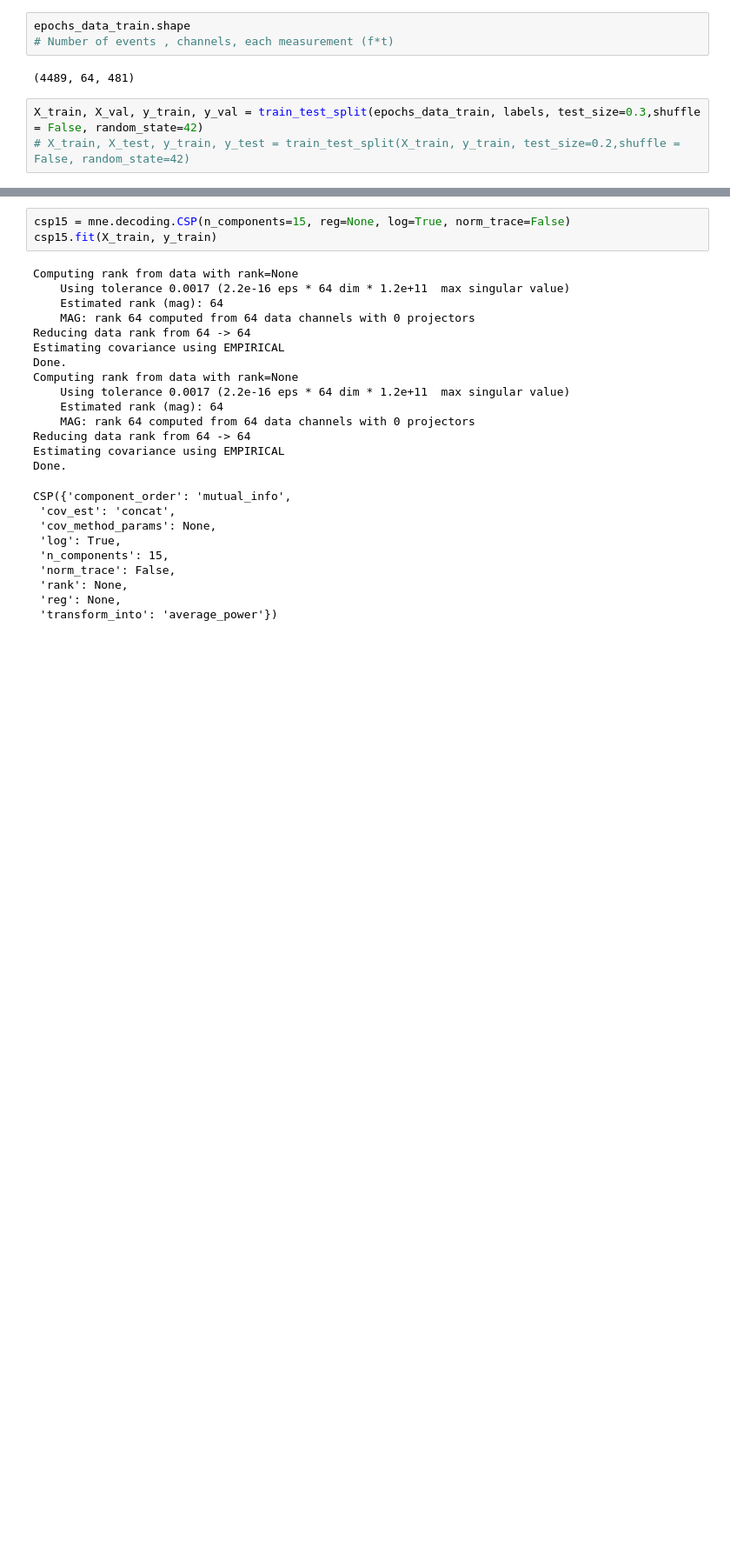
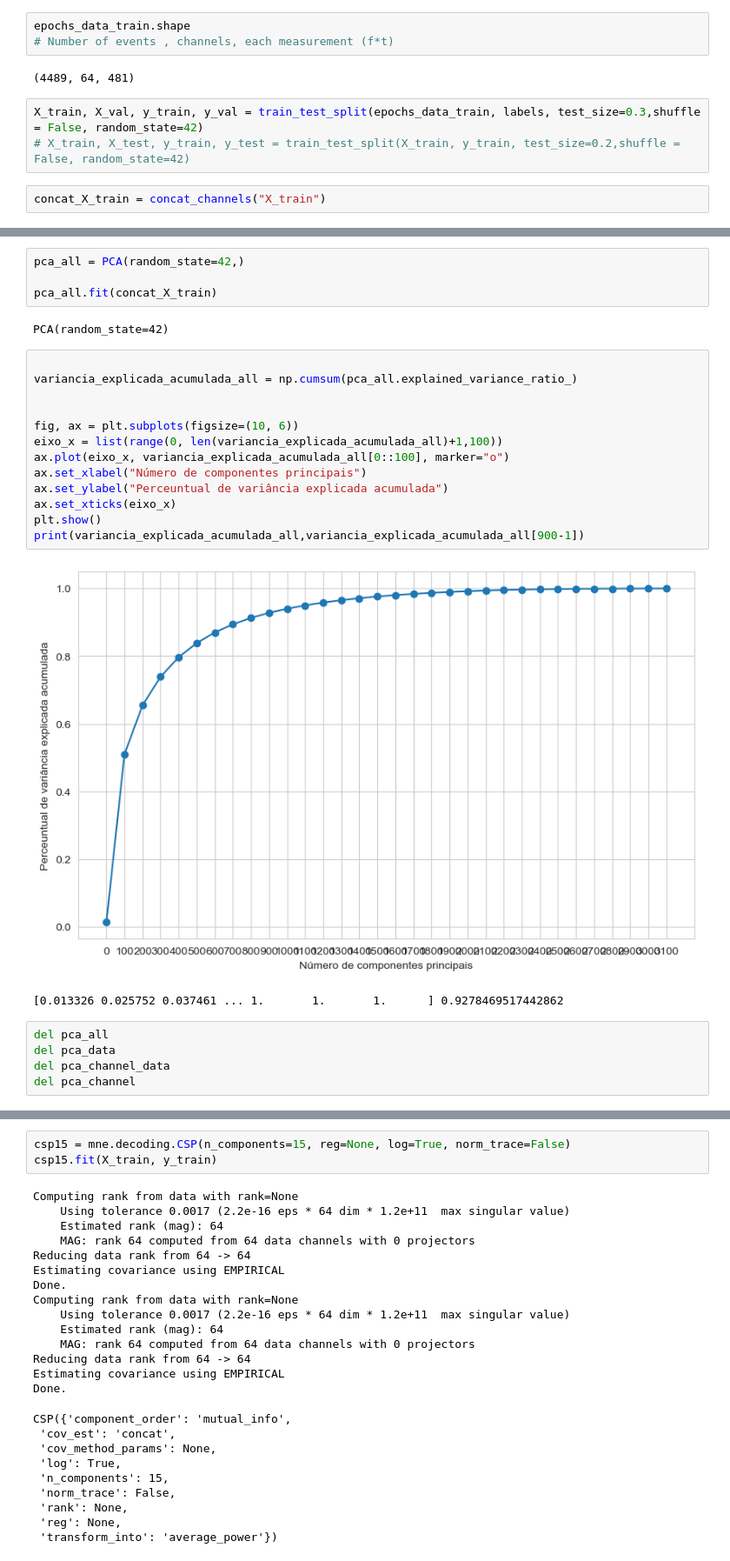
Before and after one commit to MasterExecuson/Data_Science, a Jupyter notebook: code/novos modelos e tratamentos de dados/TCC - epochs processing.ipynb, the cells around one changed output, grey strips where cells are left out. Shown at 87% size. Saved outputs shown, nothing was run; the diff lists cells and outputs as text; blank space fills up the shorter version.

```diff
--- a/code/novos modelos e tratamentos de dados/TCC - epochs processing.ipynb
+++ b/code/novos modelos e tratamentos de dados/TCC - epochs processing.ipynb
@@ -286,4 +264,6 @@ epochs_data_train.shape
 # %%
 X_train, X_val, y_train, y_val = train_test_split(epochs_data_train, labels, test_size=0.3,shuffle = False, random_state=42)
 # X_train, X_test, y_train, y_test = train_test_split(X_train, y_train, test_size=0.2,shuffle = False, random_state=42)
+# %%
+concat_X_train = concat_channels("X_train")
 # %%
@@ -364,3 +344,30 @@ print(variancia_explicada_acumulada_channel_data,variancia_explicada_acumulada_c
  0.998777 0.99891  0.999034 0.99915  0.999258 0.999357 0.999449 0.999532
  0.999609 0.999675 0.999732 0.999782 0.999826 0.999865 0.999898 0.999923
  0.999944 0.99996  0.999971 0.99998  0.999987 0.999994 1.       1.      ] 0.9859984527119556
+# %%
+pca_all = PCA(random_state=42,)
+
+pca_all.fit(concat_X_train)
+# %% [output]
+PCA(random_state=42)
+# %%
+
+variancia_explicada_acumulada_all = np.cumsum(pca_all.explained_variance_ratio_)
+
+
+fig, ax = plt.subplots(figsize=(10, 6))
+eixo_x = list(range(0, len(variancia_explicada_acumulada_all)+1,100))
+ax.plot(eixo_x, variancia_explicada_acumulada_all[0::100], marker="o")
+ax.set_xlabel("Número de componentes principais")
+ax.set_ylabel("Perceuntual de variância explicada acumulada")
+ax.set_xticks(eixo_x)
+plt.show()
+print(variancia_explicada_acumulada_all,variancia_explicada_acumulada_all[900-1])
+# %% [output]
+[figure, added]
+[0.013326 0.025752 0.037461 ... 1.       1.       1.      ] 0.9278469517442862
+# %%
+del pca_all
+del pca_data
+del pca_channel_data
+del pca_channel
```
Also changed, not shown: parts of 46 cells of this notebook.
